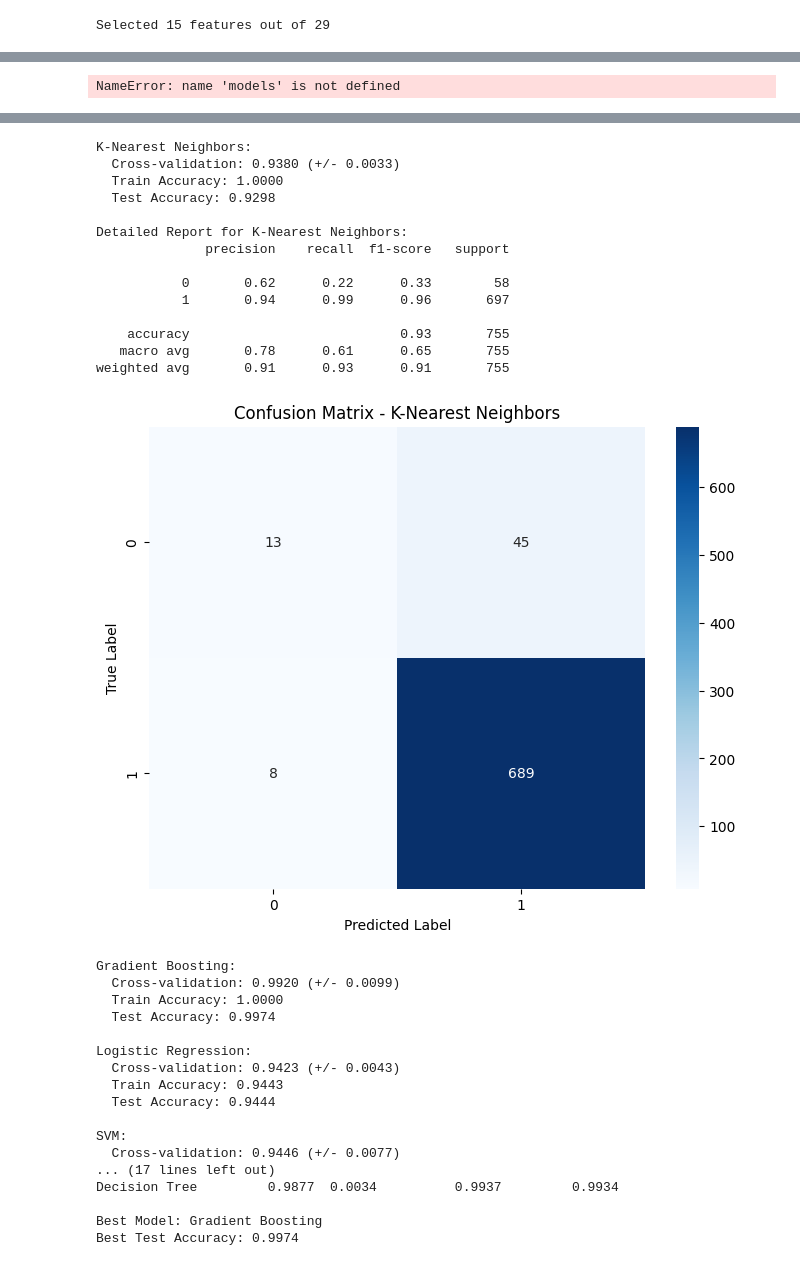
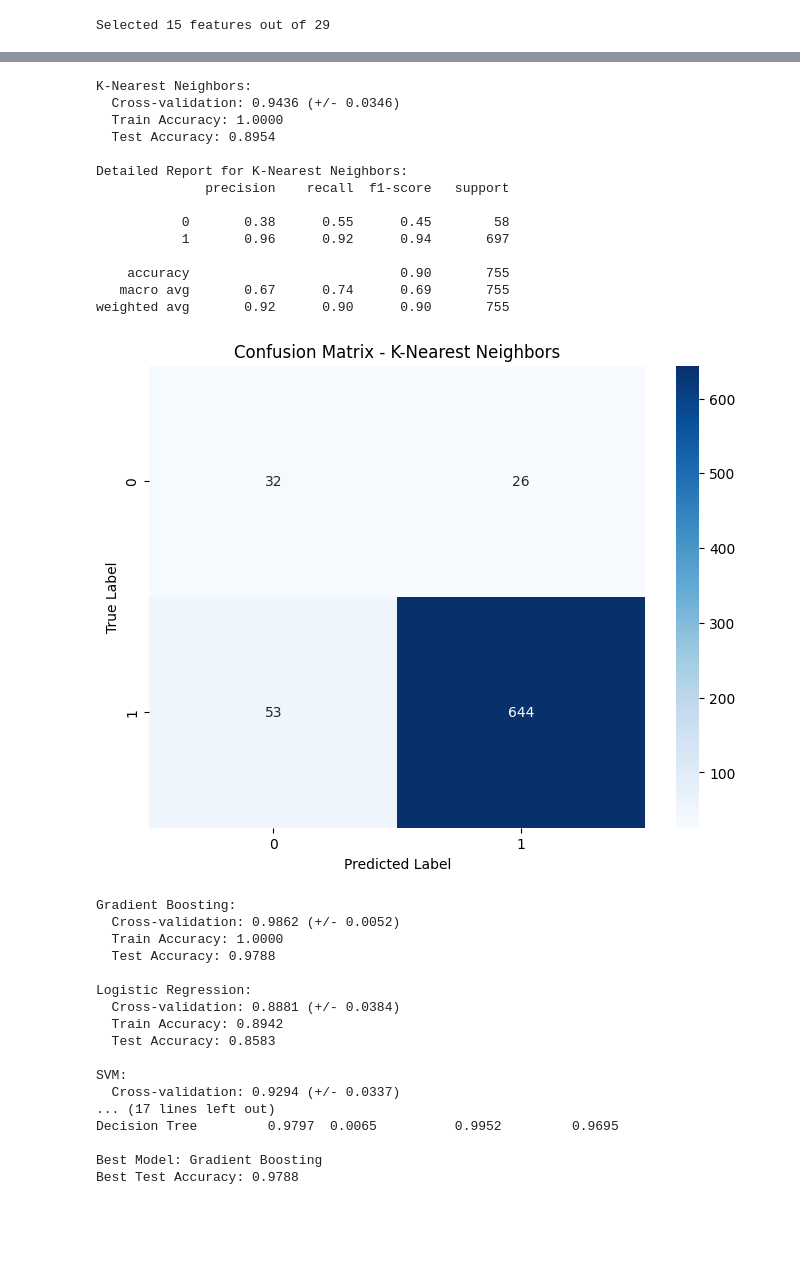
Before and after one commit to ShihabHassanNaim/ThyroidCancerPrediction, a Jupyter notebook: Notebook/Merged1.ipynb, the cells around one changed output, grey strips where cells are left out. Drawn from its saved outputs; the diff is of its cells as text; code cells hidden in the pictures; blank space fills up the shorter version.

```diff
--- a/Notebook/Merged1.ipynb
+++ b/Notebook/Merged1.ipynb
@@ -313,3 +321,10 @@ Top 10 most important features:
 1               sex    0.015647
 [figure]
 Selected 15 features out of 29
+# %%
+# Split the data
+X_train, X_test, y_train, y_test = train_test_split(X, y, stratify=y, test_size=0.2, random_state=42)
+# %%
+smote = SMOTE(random_state=42)
+X_train_resampled, y_train_resampled = smote.fit_resample(X_train, y_train)
+print("Resampled class distribution:", Counter(y_train_resampled))
@@ -316,14 +353,9 @@ Selected 15 features out of 29
 # %%
-# Split the data
-X_train, X_test, y_train, y_test = train_test_split(
-    X_selected, y, test_size=0.2, random_state=42, stratify=y
-)
 
 # Scale the features
 scaler = StandardScaler()
-X_train_scaled = scaler.fit_transform(X_train)
+X_train_scaled = scaler.fit_transform(X_train_resampled)
 X_test_scaled = scaler.transform(X_test)
-
 print(f"Training set shape: {X_train_scaled.shape}")
 print(f"Test set shape: {X_test_scaled.shape}")
 print(f"Training set target distribution: {np.bincount(y_train)}")
@@ -434,7 +466,9 @@ def train_and_tune_models_with_knn(X_train, X_test, y_train, y_test):
     return models
 
 # Train models with KNN
-trained_models_with_knn = train_and_tune_models_with_knn(X_train_scaled, X_test_scaled, y_train, y_test)
+trained_models_with_knn = train_and_tune_models_with_knn(
+    X_train_scaled, X_test_scaled, y_train_resampled, y_test
+)
 # %% [output]
 ==================================================
 MODEL TRAINING AND TUNING (WITH KNN)
@@ -454,7 +488,3 @@ Best DT params: {'criterion': 'entropy', 'max_depth': None, 'max_features': None
-# %%
-models.items()
-# %% [output]
-NameError: name 'models' is not defined
 # %%
 def evaluate_models_with_knn(models, X_train, X_test, y_train, y_test):
     print("=" * 50)
@@ -518,7 +548,9 @@ def evaluate_models_with_knn(models, X_train, X_test, y_train, y_test):
     return results_df, models[best_model_name]
 
 # Evaluate all models including KNN
-results_summary_knn, best_model_knn = evaluate_models_with_knn(trained_models_with_knn, X_train_scaled, X_test_scaled, y_train, y_test)
+results_summary_knn, best_model_knn = evaluate_models_with_knn(
+    trained_models_with_knn, X_train_scaled, X_test_scaled, y_train_resampled, y_test
+)
 # %% [output]
 ==================================================
 MODEL EVALUATION (INCLUDING KNN)
@@ -542,32 +574,32 @@ weighted avg       0.96      0.97      0.96       755
 K-Nearest Neighbors:
-  Cross-validation: 0.9380 (+/- 0.0033)
+  Cross-validation: 0.9436 (+/- 0.0346)
   Train Accuracy: 1.0000
-  Test Accuracy: 0.9298
+  Test Accuracy: 0.8954
 
 Detailed Report for K-Nearest Neighbors:
               precision    recall  f1-score   support
 
-           0       0.62      0.22      0.33        58
-           1       0.94      0.99      0.96       697
+           0       0.38      0.55      0.45        58
+           1       0.96      0.92      0.94       697
 
-    accuracy                           0.93       755
-   macro avg       0.78      0.61      0.65       755
-weighted avg       0.91      0.93      0.91       755
+    accuracy                           0.90       755
+   macro avg       0.67      0.74      0.69       755
+weighted avg       0.92      0.90      0.90       755
-[figure, old version]
+[figure, new version]
 Gradient Boosting:
-  Cross-validation: 0.9920 (+/- 0.0099)
+  Cross-validation: 0.9862 (+/- 0.0052)
   Train Accuracy: 1.0000
-  Test Accuracy: 0.9974
+  Test Accuracy: 0.9788
 
 Logistic Regression:
-  Cross-validation: 0.9423 (+/- 0.0043)
-  Train Accuracy: 0.9443
-  Test Accuracy: 0.9444
+  Cross-validation: 0.8881 (+/- 0.0384)
+  Train Accuracy: 0.8942
+  Test Accuracy: 0.8583
 
 SVM:
-  Cross-validation: 0.9446 (+/- 0.0077)
+  Cross-validation: 0.9294 (+/- 0.0337)
 ... (17 lines left out)
-Decision Tree         0.9877  0.0034          0.9937         0.9934
+Decision Tree         0.9797  0.0065          0.9952         0.9695
 
 Best Model: Gradient Boosting
-Best Test Accuracy: 0.9974
+Best Test Accuracy: 0.9788
```
Also changed, not shown: parts of 19 cells of this notebook, 13 other files.
